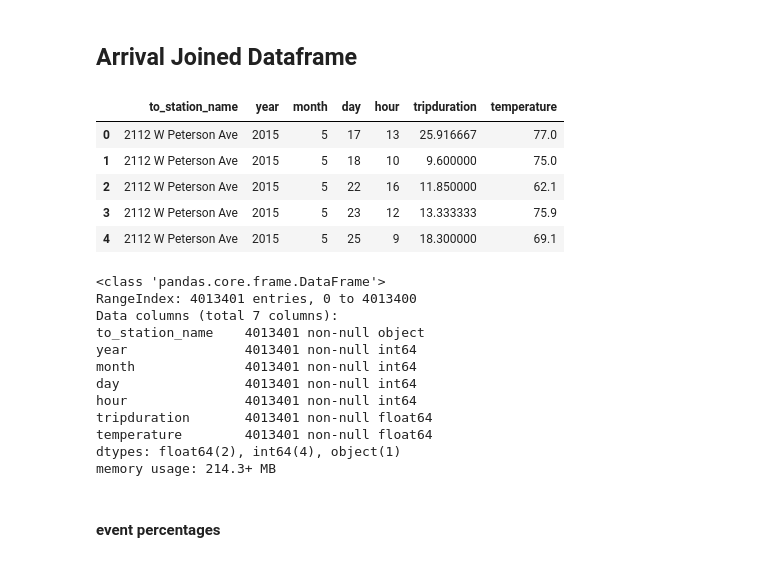
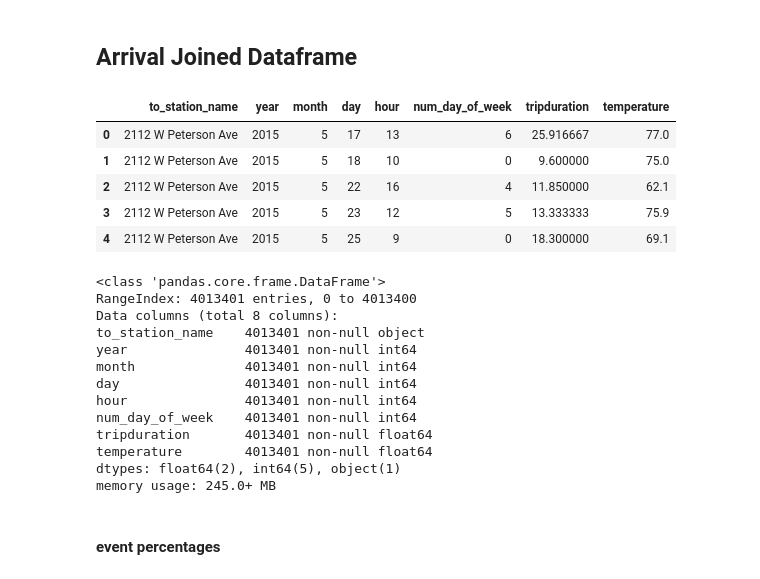
Before and after one commit to karahahn/Springboard_Capstone2, a Jupyter notebook: Modeling Dataframe.ipynb, the cells around one changed output. Cells and saved outputs as stored; diff of their text form; code cells hidden in the pictures.

```diff
--- a/Modeling Dataframe.ipynb
+++ b/Modeling Dataframe.ipynb
@@ -342,32 +352,34 @@ dfmodel_end['year'] = dfmodel_end.stoptime.dt.year
 dfmodel_end['month'] = dfmodel_end.stoptime.dt.month
 dfmodel_end['day'] = dfmodel_end.stoptime.dt.day
 dfmodel_end['hour'] = dfmodel_end.stoptime.dt.hour
+dfmodel_end['num_day_of_week'] = dfmodel_end.stoptime.dt.weekday
 # %%
-dfamodel = dfmodel_end.groupby(['to_station_name','year','month','day','hour']).agg({'tripduration':'mean',
+dfamodel = dfmodel_end.groupby(['to_station_name','year','month','day','hour','num_day_of_week']).agg({'tripduration':'mean',
                                                                                   'temperature':'mean'}).reset_index()
 dfamodel.head()
 # %% [output]
-|  | to_station_name | year | month | day | hour | tripduration | temperature |
-| 0 | 2112 W Peterson Ave | 2015 | 5 | 17 | 13 | 25.916667 | 77.0 |
-| 1 | 2112 W Peterson Ave | 2015 | 5 | 18 | 10 | 9.600000 | 75.0 |
-| 2 | 2112 W Peterson Ave | 2015 | 5 | 22 | 16 | 11.850000 | 62.1 |
-| 3 | 2112 W Peterson Ave | 2015 | 5 | 23 | 12 | 13.333333 | 75.9 |
-| 4 | 2112 W Peterson Ave | 2015 | 5 | 25 | 9 | 18.300000 | 69.1 |
+|  | to_station_name | year | month | day | hour | num_day_of_week | tripduration | temperature |
+| 0 | 2112 W Peterson Ave | 2015 | 5 | 17 | 13 | 6 | 25.916667 | 77.0 |
+| 1 | 2112 W Peterson Ave | 2015 | 5 | 18 | 10 | 0 | 9.600000 | 75.0 |
+| 2 | 2112 W Peterson Ave | 2015 | 5 | 22 | 16 | 4 | 11.850000 | 62.1 |
+| 3 | 2112 W Peterson Ave | 2015 | 5 | 23 | 12 | 5 | 13.333333 | 75.9 |
+| 4 | 2112 W Peterson Ave | 2015 | 5 | 25 | 9 | 0 | 18.300000 | 69.1 |
 # %%
 dfamodel.info(null_counts=True)
 # %% [output]
 <class 'pandas.core.frame.DataFrame'>
 RangeIndex: 4013401 entries, 0 to 4013400
-Data columns (total 7 columns):
+Data columns (total 8 columns):
 to_station_name    4013401 non-null object
 year               4013401 non-null int64
 month              4013401 non-null int64
 day                4013401 non-null int64
 hour               4013401 non-null int64
+num_day_of_week    4013401 non-null int64
 tripduration       4013401 non-null float64
 temperature        4013401 non-null float64
-dtypes: float64(2), int64(4), object(1)
-memory usage: 214.3+ MB
+dtypes: float64(2), int64(5), object(1)
+memory usage: 245.0+ MB
 # %% [markdown]
 #### event percentages
 # %%
```
Also changed, not shown: parts of 40 cells of this notebook.
